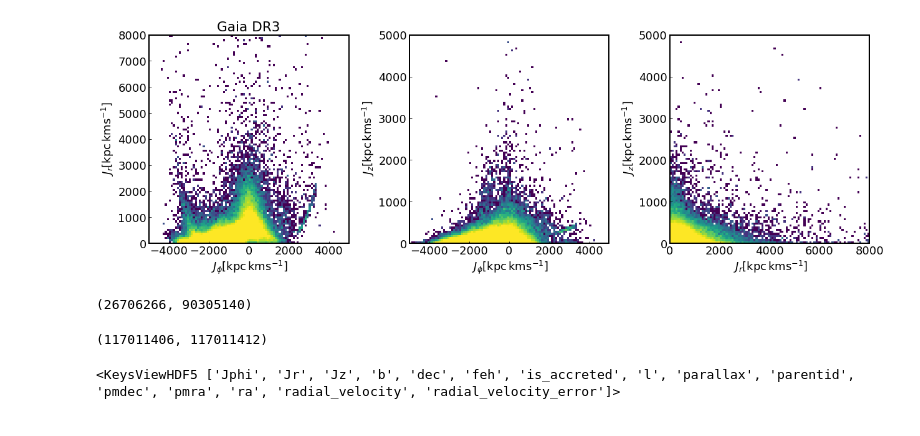
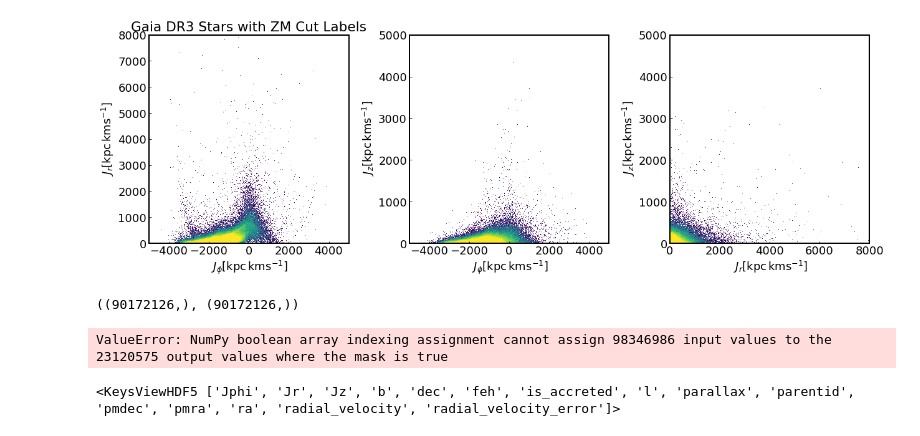
Before and after one commit to HangChelseaSu/Gaiadr3_Accreted_Catalog, a Jupyter notebook: Action_Angle_Variables_Calculation.ipynb, the cells around one changed output. Saved outputs shown, nothing was run; the diff lists cells and outputs as text; code cells hidden in the pictures.

```diff
--- a/Action_Angle_Variables_Calculation.ipynb
+++ b/Action_Angle_Variables_Calculation.ipynb
@@ -45,14 +45,20 @@ potential = agama.Potential(pxr_DM, pxr_bar)
 # accretion_id = np.isin(ananke_id, acc_id)
 # acc_mask = (accretion_id==1)
 # %%
-path = '/ocean/projects/phy210068p/hsu1/Ananke_datasets_training/GaiaDR3_data_reduced.hdf5'
+path = '/ocean/projects/phy210068p/hsu1/Ananke_datasets_training/GaiaDR3_data_reduced_feh.hdf5'
 with h5py.File(path, 'r') as f:
-    ra = f['ra'][:]
-    dec = f['dec'][:]
-    parallax = f['parallax'][:]
-    pmra = f['pmra'][:]
-    pmdec = f['pmdec'][:]
-    rv = f['radial_velocity'][:]
+    x_gal = f['x_gal'][:]
+    y_gal = f['y_gal'][:]
+    z_gal = f['z_gal'][:]
+    vx_gal = f['vx_gal'][:]
+    vy_gal = f['vy_gal'][:]
+    vz_gal = f['vz_gal'][:]
+    # ra = f['ra'][:]
+    # dec = f['dec'][:]
+    # parallax = f['parallax'][:]
+    # pmra = f['pmra'][:]
+    # pmdec = f['pmdec'][:]
+    # rv = f['radial_velocity'][:]
 # %%
 # ra = ra[acc_mask]
 # dec = dec[acc_mask]
@@ -93,12 +100,7 @@ gal = icrs.transform_to(coord.Galactocentric())
 # %%
 # Integrate and plot the orbit for 10 Billion years
 posvel_accreted = np.stack([
-    gal.x.to_value(u.kpc),
-    gal.y.to_value(u.kpc),
-    gal.z.to_value(u.kpc),
-    gal.v_x.to_value(u.km/u.s),
-    gal.v_y.to_value(u.km/u.s),
-    gal.v_z.to_value(u.km/u.s),
+    x_gal, y_gal, z_gal, vx_gal, vy_gal, vz_gal
 ], 1)
 # %%
 # Create an action finder from the potential to calculate the action
@@ -106,36 +108,36 @@ action_finder = agama.ActionFinder(potential)
 # %%
 Jr, Jz, Jphi = action_finder(posvel_accreted).T
 # %%
-def plot_action(Jr, Jz, Jphi, hist_range, bins=100, norm=None):
+def plot_action(Jr, Jz, Jphi, hist_range, bins=1000, norm=None):
     ''' Plot the 2d distribution of the actions'''
 
     if norm is None:
         norm = mpl.colors.LogNorm(vmin=1, vmax=100)
 
     fig, axes = plt.subplots(1, 3, figsize=(18, 6))
     axes[0].hist2d(
         Jphi, Jr, bins=(bins, bins), range=(hist_range[2], hist_range[0]), norm=norm)
     axes[1].hist2d(
         Jphi, Jz, bins=(bins, bins), range=(hist_range[2], hist_range[1]), norm=norm)
     axes[2].hist2d(
         Jr, Jz, bins=(bins, bins), range=(hist_range[0], hist_range[1]), norm=norm)
 
     axes[0].set_xlabel(r' $J_\phi [\mathrm{kpc} \, \mathrm{km} \mathrm{s}^{-1}]$')
     axes[1].set_xlabel(r' $J_\phi [\mathrm{kpc} \, \mathrm{km} \mathrm{s}^{-1}]$')
     axes[2].set_xlabel(r' $J_r [\mathrm{kpc}  \, \mathrm{km} \mathrm{s}^{-1}]$')
     axes[0].set_ylabel(r' $J_r [\mathrm{kpc}  \, \mathrm{km} \mathrm{s}^{-1}]$')
     axes[1].set_ylabel(r' $J_z [\mathrm{kpc}  \, \mathrm{km} \mathrm{s}^{-1}]$')
     axes[2].set_ylabel(r' $J_z [\mathrm{kpc}  \, \mathrm{km} \mathrm{s}^{-1}]$')
     fig.tight_layout()
-    axes[0].set_title('Gaia DR3')
+    axes[0].set_title('Gaia DR3 Stars with ZM Cut Labels')
     #fig.colorbar(axes[2])
 
     return fig, axes
 
 hist_range = ((0, 8000), (0, 5000), (-5000, 5000))
-bins = 100
+bins = 1000
 norm = mpl.colors.LogNorm(vmin=1, vmax=100)
 fig, axes = plot_action(Jr, Jz, Jphi, hist_range, bins, norm)
 # %% [output]
-[figure, old version]
+[figure, new version]
 # %%
@@ -152,11 +150,15 @@ new_Jphi[non_null_mask] = Jphi
-# %%
-len(new_Jr) - np.sum(np.isnan(new_Jr)), np.sum(np.isnan(store_rv))
-# %% [output]
-(26706266, 90305140)
-# %%
-np.sum(np.isnan(new_Jr)==np.isnan(store_rv)), len(store_rv)
-# %% [output]
-(117011406, 117011412)
+# %%
+Jr.shape, x_gal.shape
+# %% [output]
+((90172126,), (90172126,))
+# %%
+non_null_mask = (~np.isnan(store_x_gal))
+
+new_Jr[non_null_mask] = Jr
+new_Jz[non_null_mask] = Jz
+new_Jphi[non_null_mask] = Jphi
+# %% [output]
+ValueError: NumPy boolean array indexing assignment cannot assign 98346986 input values to the 23120575 output values where the mask is true
 # %%
 with h5py.File(path, 'a') as f:
 #     del f['Jr']
```
Also changed, not shown: parts of 6 cells of this notebook, 15 other files.
